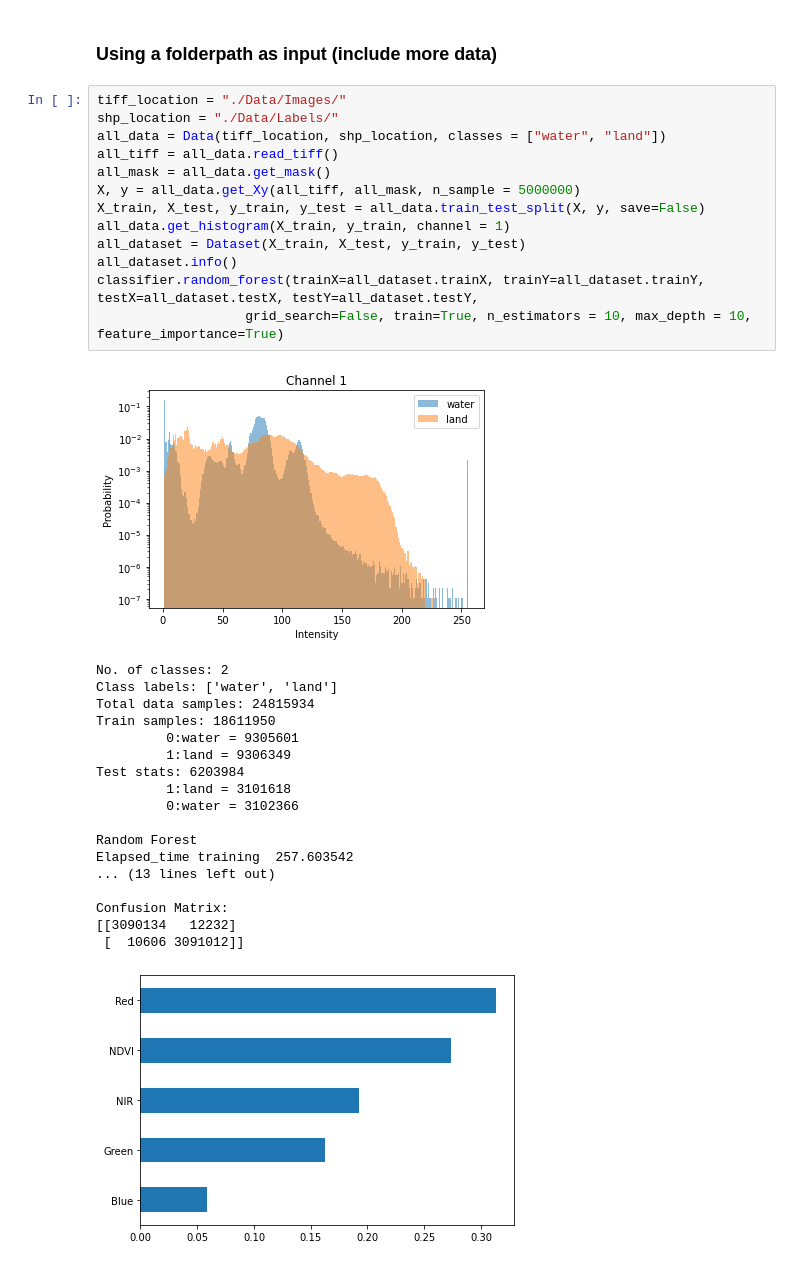
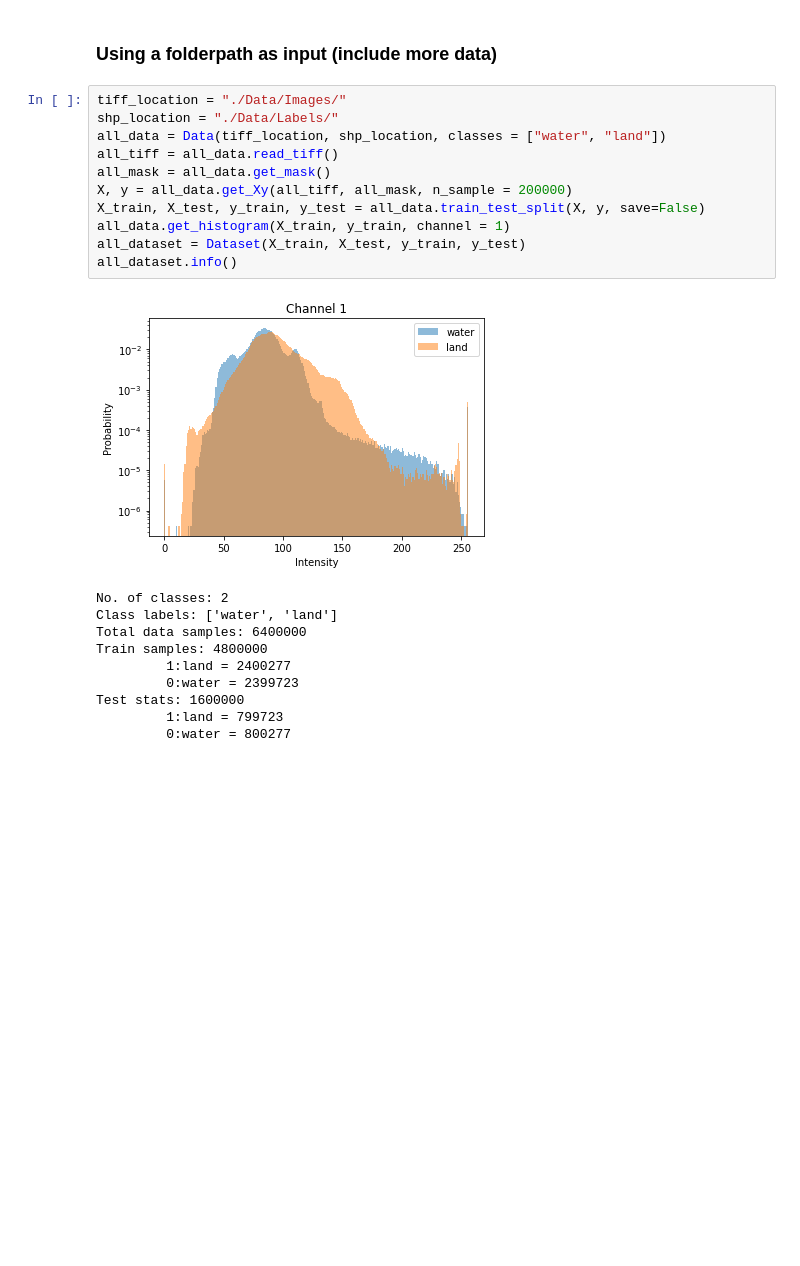
Before and after one commit to Aryal007/ml_satellite_image_segmentation, a Jupyter notebook: example_noaa_airborne.ipynb, the cells around one changed output. Drawn from its saved outputs; the diff is of its cells as text; blank space fills up the shorter version.

```diff
--- a/example_noaa_airborne.ipynb
+++ b/example_noaa_airborne.ipynb
@@ -208,33 +260,22 @@ Confusion Matrix:
 # %%
 tiff_location = "./Data/Images/"
 shp_location = "./Data/Labels/"
 all_data = Data(tiff_location, shp_location, classes = ["water", "land"])
 all_tiff = all_data.read_tiff()
 all_mask = all_data.get_mask()
-X, y = all_data.get_Xy(all_tiff, all_mask, n_sample = 5000000)
+X, y = all_data.get_Xy(all_tiff, all_mask, n_sample = 200000)
 X_train, X_test, y_train, y_test = all_data.train_test_split(X, y, save=False)
 all_data.get_histogram(X_train, y_train, channel = 1)
 all_dataset = Dataset(X_train, X_test, y_train, y_test)
 all_dataset.info()
-classifier.random_forest(trainX=all_dataset.trainX, trainY=all_dataset.trainY, testX=all_dataset.testX, testY=all_dataset.testY,
-                   grid_search=False, train=True, n_estimators = 10, max_depth = 10, feature_importance=True)
 # %% [output]
-[figure, old version]
+[figure, new version]
 No. of classes: 2
 Class labels: ['water', 'land']
-Total data samples: 24815934
-Train samples: 18611950
-         0:water = 9305601
-         1:land = 9306349
-Test stats: 6203984
-         1:land = 3101618
-         0:water = 3102366
-
-Random Forest
-Elapsed_time training  257.603542
-... (13 lines left out)
-
-Confusion Matrix:
-[[3090134   12232]
- [  10606 3091012]]
+Total data samples: 6400000
+Train samples: 4800000
+         1:land = 2400277
+         0:water = 2399723
+Test stats: 1600000
+         1:land = 799723
+         0:water = 800277
-[figure, removed]
```
Also changed, not shown: parts of 15 cells of this notebook, 1 other file.
